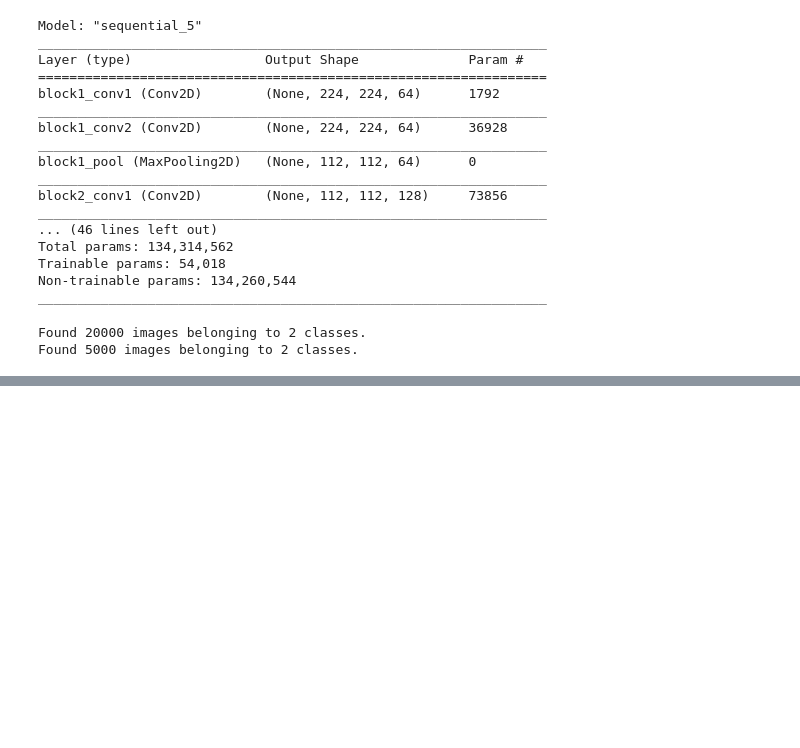
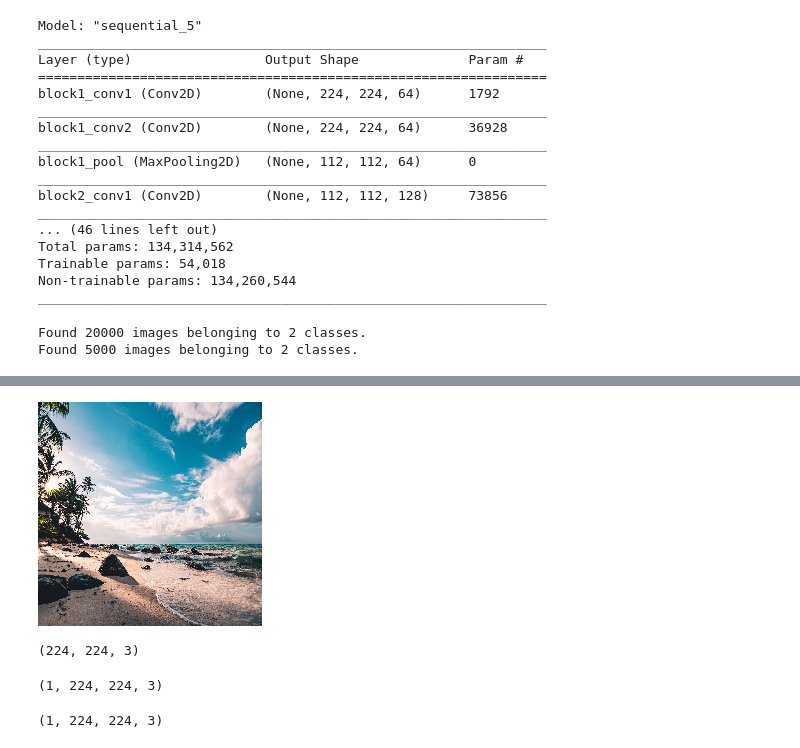
Before and after one commit to timebe00/PyLSJ, a Jupyter notebook: Untitled14.ipynb, the cells around one changed output, grey strips where cells are left out. Cells and saved outputs as stored; diff of their text form; code cells hidden in the pictures; blank space fills up the shorter version.

```diff
--- a/Untitled14.ipynb
+++ b/Untitled14.ipynb
@@ -418,0 +462,20 @@ Epoch 1/10
+# %%
+sea_img = image.load_img("test_image_3.jpg", target_size = (224, 224))
+sea_img
+# %% [output]
+[figure, added]
+# %%
+trans_img = image.img_to_array(sea_img)
+print(trans_img.shape)
+# %% [output]
+(224, 224, 3)
+# %%
+trans_img1 = np.expand_dims(trans_img, axis = 0)
+print(trans_img1.shape)
+# %% [output]
+(1, 224, 224, 3)
+# %%
+trans_img2 = preprocess_input(trans_img1)
+print(trans_img2.shape)
+# %% [output]
+(1, 224, 224, 3)
```
Also changed, not shown: parts of 5 cells of this notebook, 1 other file.
